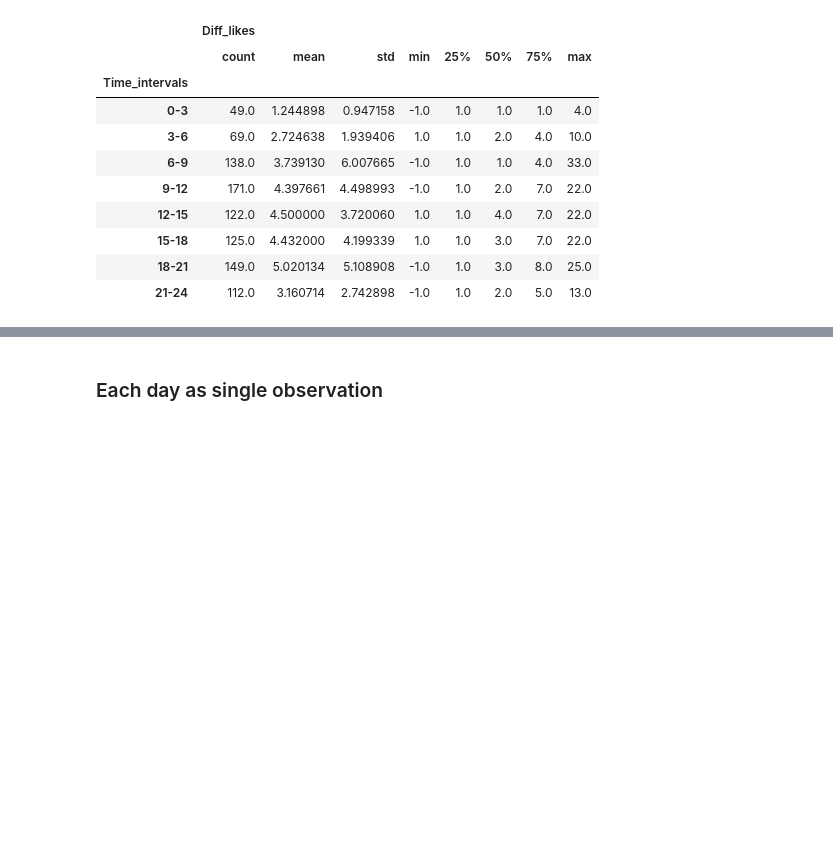
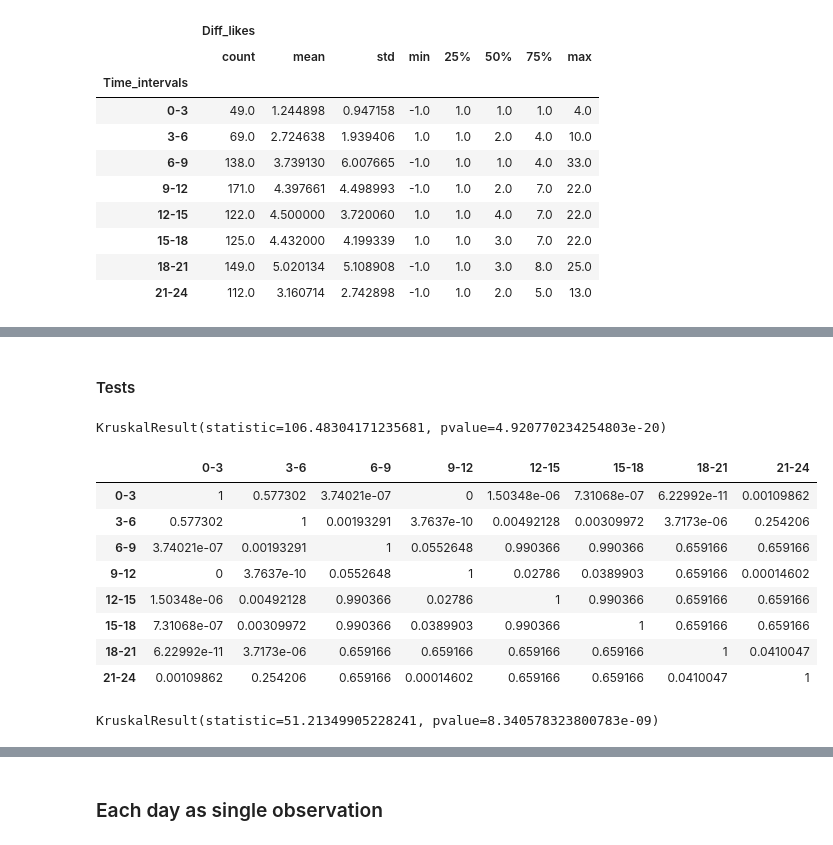
Before and after one commit to Frat3r/instagram, a Jupyter notebook: inst_analysis_likes.ipynb, the cells around one changed output, grey strips where cells are left out. Saved outputs shown, nothing was run; the diff lists cells and outputs as text; code cells hidden in the pictures; blank space fills up the shorter version.

```diff
--- a/inst_analysis_likes.ipynb
+++ b/inst_analysis_likes.ipynb
@@ -330,0 +346,25 @@ for time_int in time_int_hist:
+# %% [markdown]
+#### Tests
+# %%
+kruskal(*[group["Diff_likes"].values for _, group in inst_diff_likes[['Diff_likes', 'Time_intervals']].groupby(['Time_intervals'])])
+# %% [output]
+KruskalResult(statistic=106.48304171235681, pvalue=4.920770234254803e-20)
+# %%
+time_int_photo_ph = sp.posthoc_dunn(inst_diff_likes[['Diff_likes', 'Time_intervals']], val_col='Diff_likes',
+                group_col='Time_intervals',
+                p_adjust='holm-sidak').replace(-1,1)
+reindex_ph(time_int_photo_ph).style.background_gradient(cmap='coolwarm_r')
+# %% [output]
+|  | 0-3 | 3-6 | 6-9 | 9-12 | 12-15 | 15-18 | 18-21 | 21-24 |
+| 0-3 | 1 | 0.577302 | 3.74021e-07 | 0 | 1.50348e-06 | 7.31068e-07 | 6.22992e-11 | 0.00109862 |
+| 3-6 | 0.577302 | 1 | 0.00193291 | 3.7637e-10 | 0.00492128 | 0.00309972 | 3.7173e-06 | 0.254206 |
+| 6-9 | 3.74021e-07 | 0.00193291 | 1 | 0.0552648 | 0.990366 | 0.990366 | 0.659166 | 0.659166 |
+| 9-12 | 0 | 3.7637e-10 | 0.0552648 | 1 | 0.02786 | 0.0389903 | 0.659166 | 0.00014602 |
+| 12-15 | 1.50348e-06 | 0.00492128 | 0.990366 | 0.02786 | 1 | 0.990366 | 0.659166 | 0.659166 |
+| 15-18 | 7.31068e-07 | 0.00309972 | 0.990366 | 0.0389903 | 0.990366 | 1 | 0.659166 | 0.659166 |
+| 18-21 | 6.22992e-11 | 3.7173e-06 | 0.659166 | 0.659166 | 0.659166 | 0.659166 | 1 | 0.0410047 |
+| 21-24 | 0.00109862 | 0.254206 | 0.659166 | 0.00014602 | 0.659166 | 0.659166 | 0.0410047 | 1 |
+# %%
+kruskal(*[group["Diff_likes"].values for _, group in inst_no0_diff_likes[['Diff_likes', 'Time_intervals']].groupby(['Time_intervals'])])
+# %% [output]
+KruskalResult(statistic=51.21349905228241, pvalue=8.340578323800783e-09)
```
Also changed, not shown: parts of 23 cells of this notebook, 1 other file.
